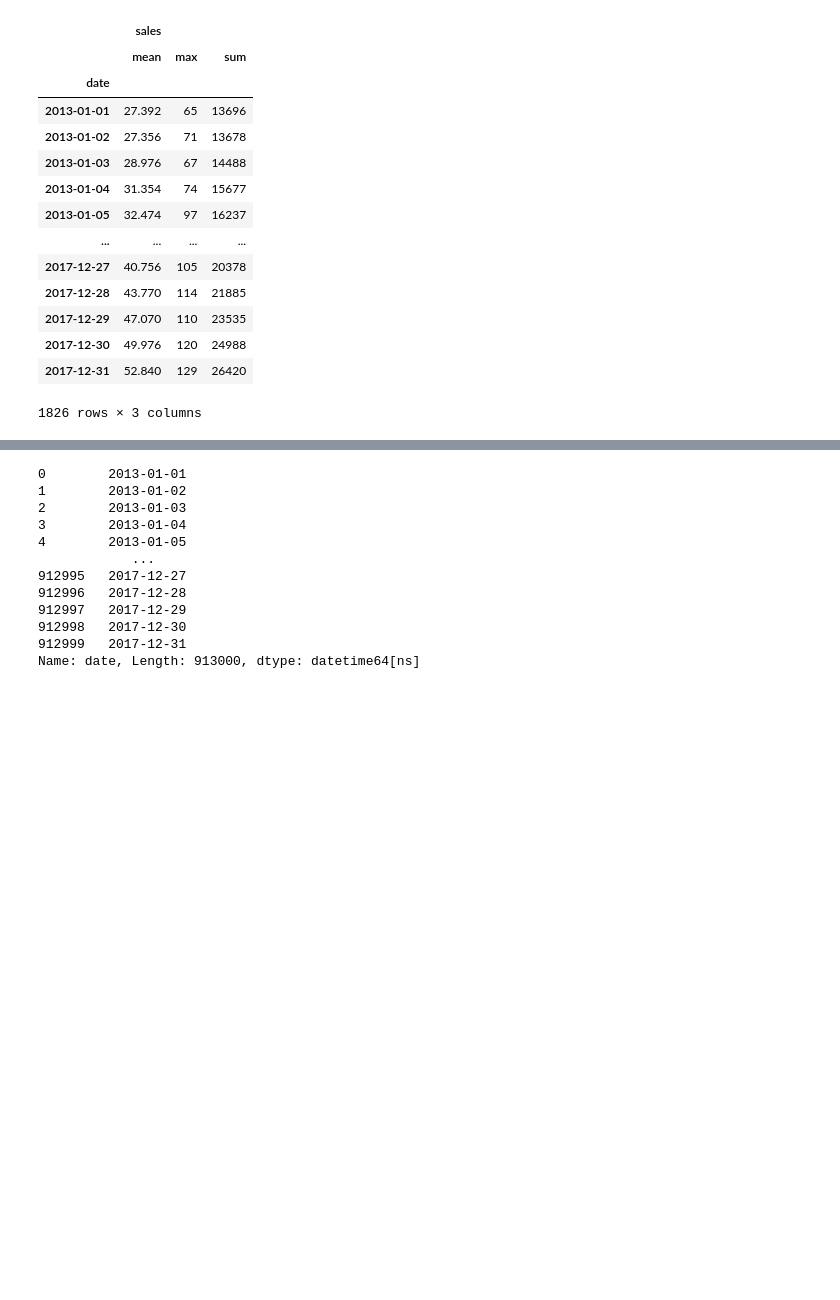
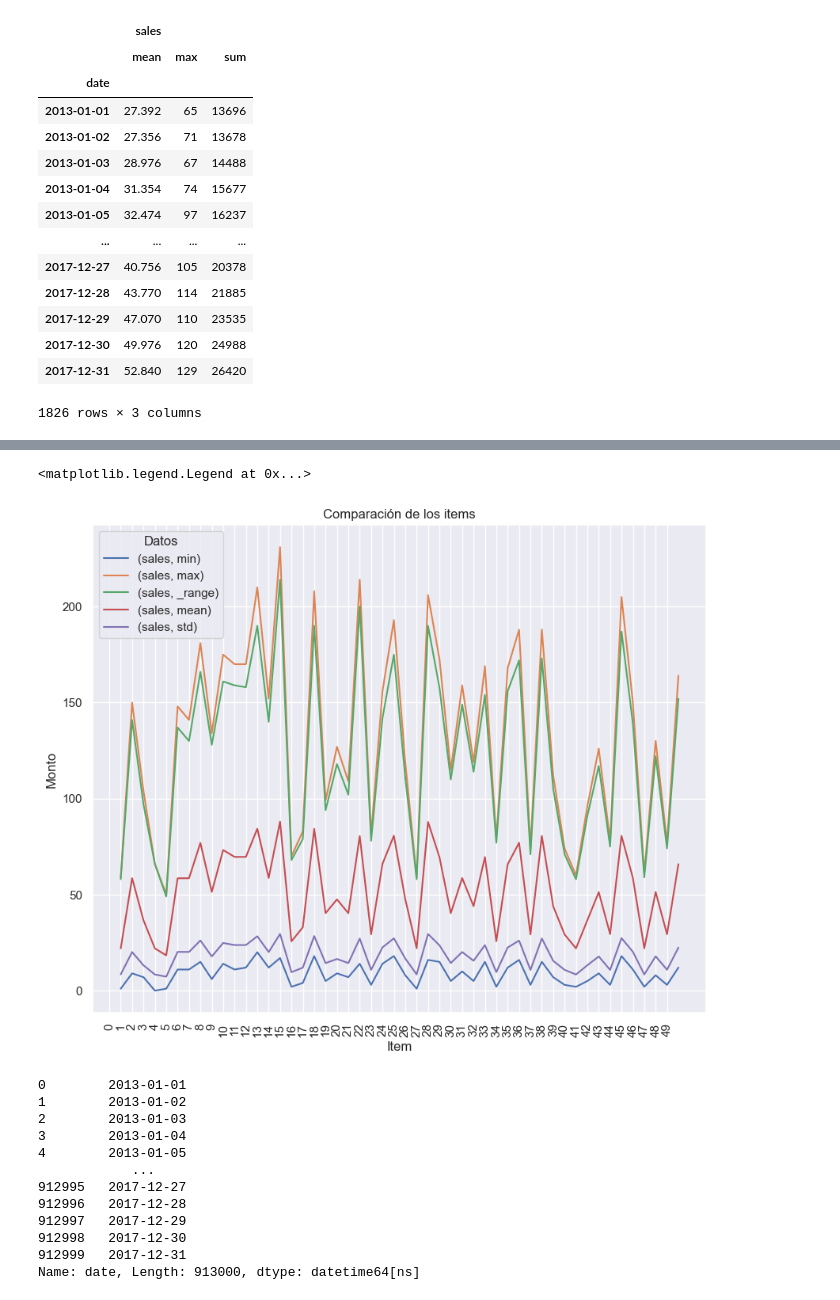
Before and after one commit to where-are-the-avocados/Data-Analysis, a Jupyter notebook: project_n1.ipynb, the cells around one changed output, grey strips where cells are left out. Drawn from its saved outputs; the diff is of its cells as text; code cells hidden in the pictures; blank space fills up the shorter version.

```diff
--- a/project_n1.ipynb
+++ b/project_n1.ipynb
@@ -414,3 +413,13 @@ min_max_compare
+# %%
+min_max_compare.plot(figsize=(10,8))
+plt.xlabel("Item")
+plt.ylabel("Monto")
+plt.title("Comparación de los items")
+plt.xticks(np.arange(0, 50, 1), rotation="vertical")
+plt.legend(title="Datos")
+# %% [output]
+<matplotlib.legend.Legend at 0x...>
+[figure, added]
 # %%
 # Trabajo con series temporales, convertimos la columna a datetime
 train["date"] = pd.to_datetime(train["date"], format = "%Y-%m-%d")
```
Also changed, not shown: parts of 3 cells of this notebook.
